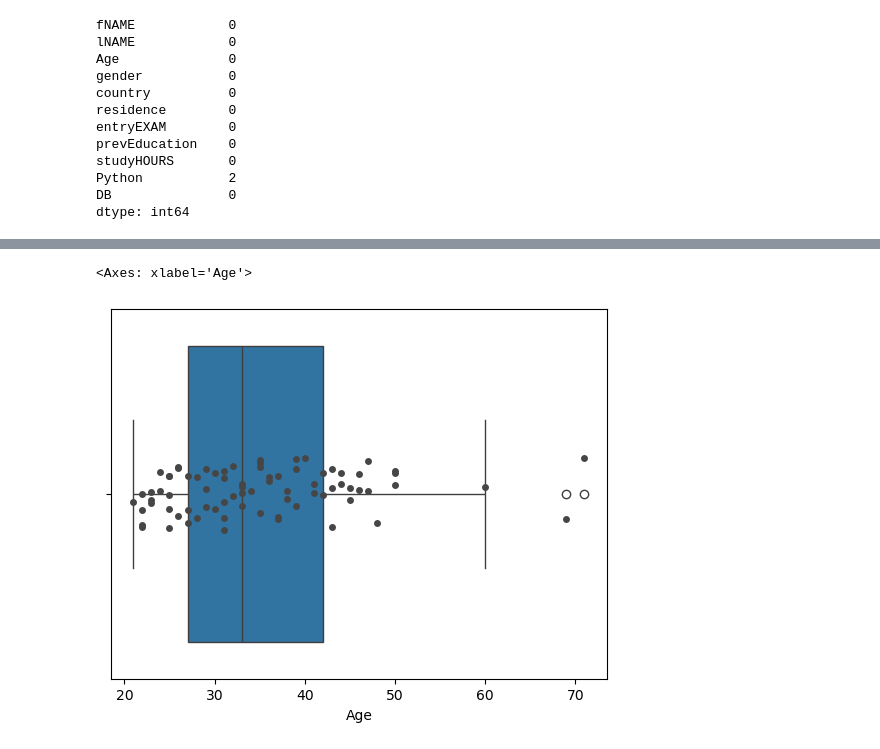
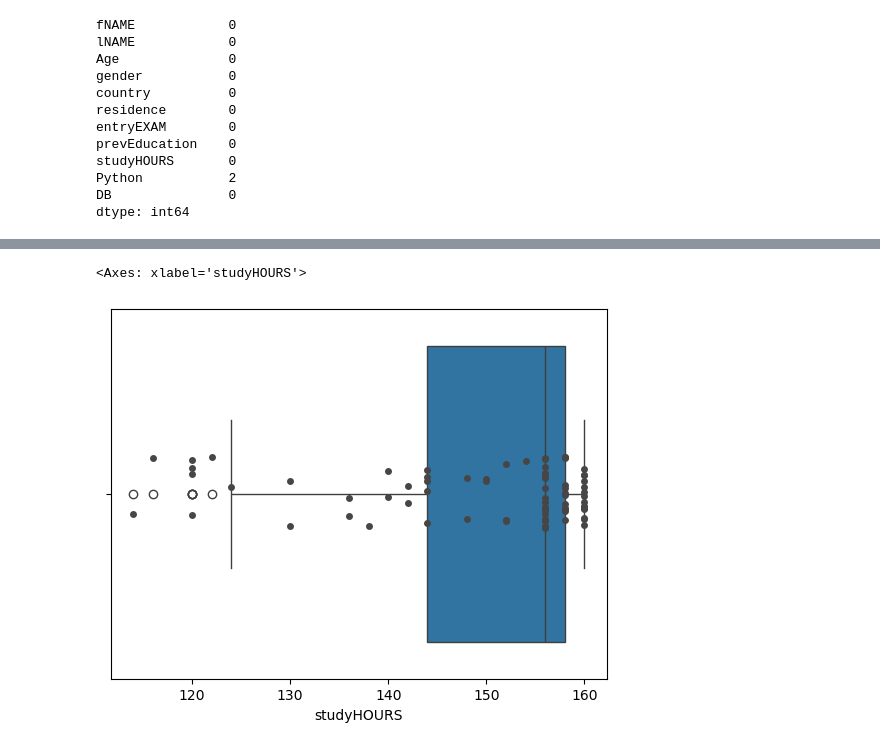
Before and after one commit to yousefmohtady1/Data-Preprocessing-Task, a Jupyter notebook: Untitled.ipynb, the cells around one changed output, grey strips where cells are left out. Saved outputs shown, nothing was run; the diff lists cells and outputs as text; code cells hidden in the pictures.

```diff
--- a/Untitled.ipynb
+++ b/Untitled.ipynb
@@ -108,7 +108,7 @@ Python           2
 DB               0
 dtype: int64
 # %%
-df.fillna({"Python": df["Python"].mean()}, inplace=True)
+df.fillna({"Python": df["Python"].median()}, inplace=True)
 # %%
 df.head()
 # %% [output]
@@ -141,6 +159,6 @@ import seaborn as sns
 # %%
-sns.boxplot(x='Age', data=df)
-sns.stripplot(x='Age', data=df, color="#474646")
+sns.boxplot(x='studyHOURS', data=df)
+sns.stripplot(x='studyHOURS', data=df, color="#474646")
 # %% [output]
-<Axes: xlabel='Age'>
+<Axes: xlabel='studyHOURS'>
-[figure, old version]
+[figure, new version]
```
Also changed, not shown: parts of 19 cells of this notebook.
